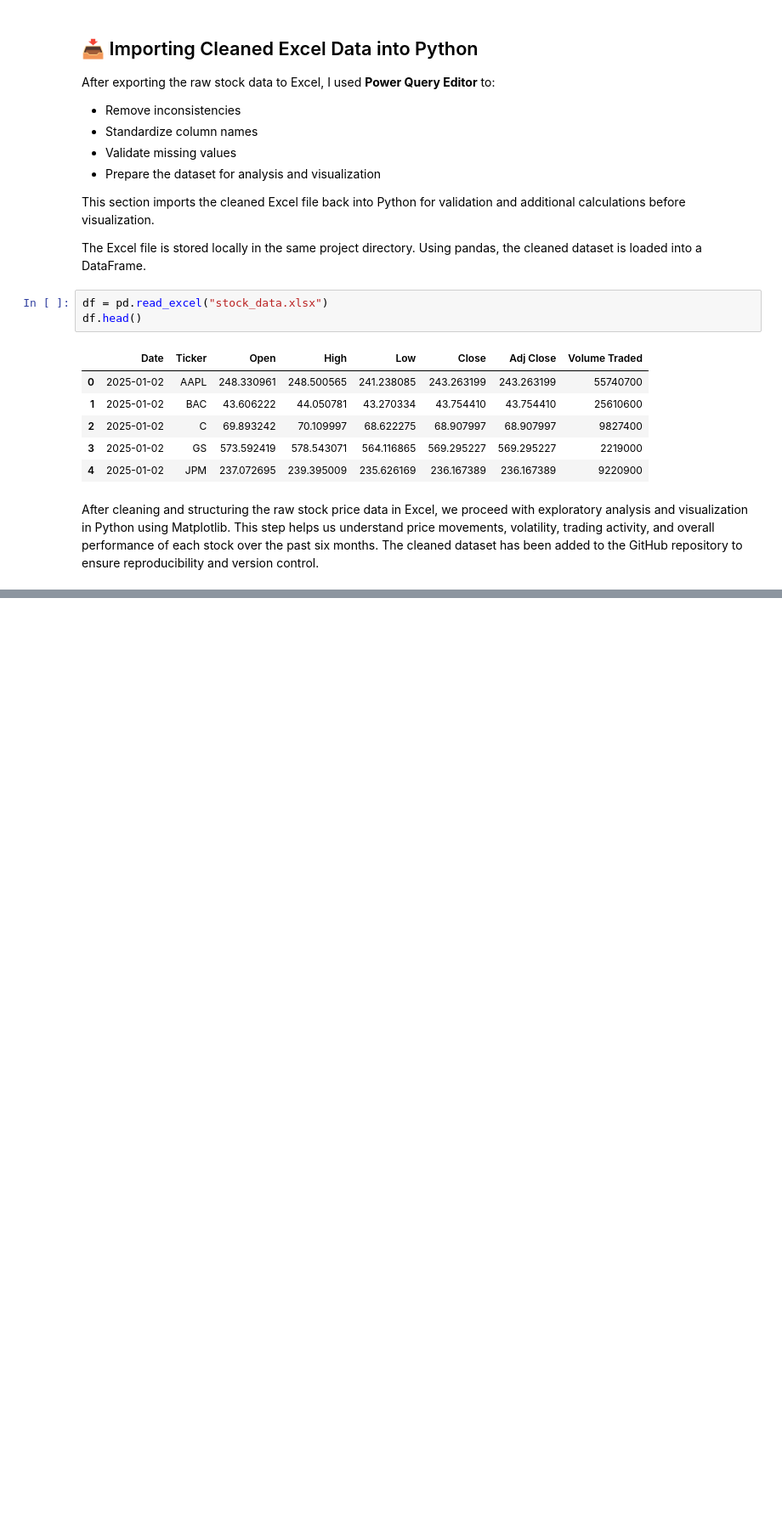
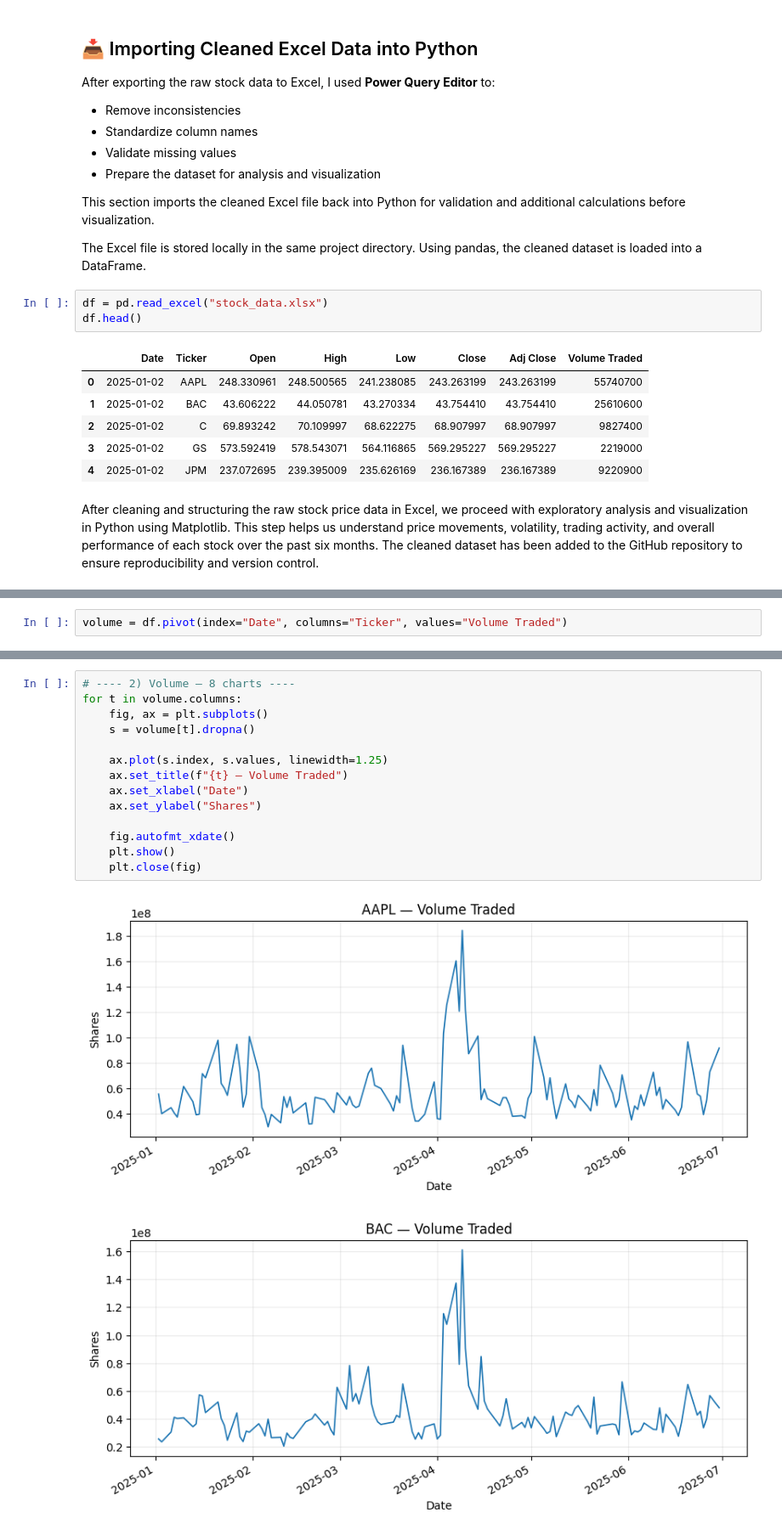
Before and after one commit to abdullahshaukat2/Stock-Performance-DashBoard, a Jupyter notebook: stock-performance-dashbaord.ipynb, the cells around one changed output, grey strips where cells are left out. Shown at 85% size. Drawn from its saved outputs; the diff is of its cells as text; blank space fills up the shorter version.

```diff
--- a/stock-performance-dashbaord.ipynb
+++ b/stock-performance-dashbaord.ipynb
@@ -171,0 +184,2 @@ After cleaning and structuring the raw stock price data in Excel, we proceed wit
+# %%
+volume = df.pivot(index="Date", columns="Ticker", values="Volume Traded")
@@ -171,0 +229,17 @@ After cleaning and structuring the raw stock price data in Excel, we proceed wit
+# %%
+# ---- 2) Volume — 8 charts ----
+for t in volume.columns:
+    fig, ax = plt.subplots()
+    s = volume[t].dropna()
+
+    ax.plot(s.index, s.values, linewidth=1.25)
+    ax.set_title(f"{t} — Volume Traded")
+    ax.set_xlabel("Date")
+    ax.set_ylabel("Shares")
+
+    fig.autofmt_xdate()
+    plt.show()
+    plt.close(fig)
+# %% [output]
+[figure, added]
+[figure, added]
```
Also changed, not shown: parts of 13 cells of this notebook.
